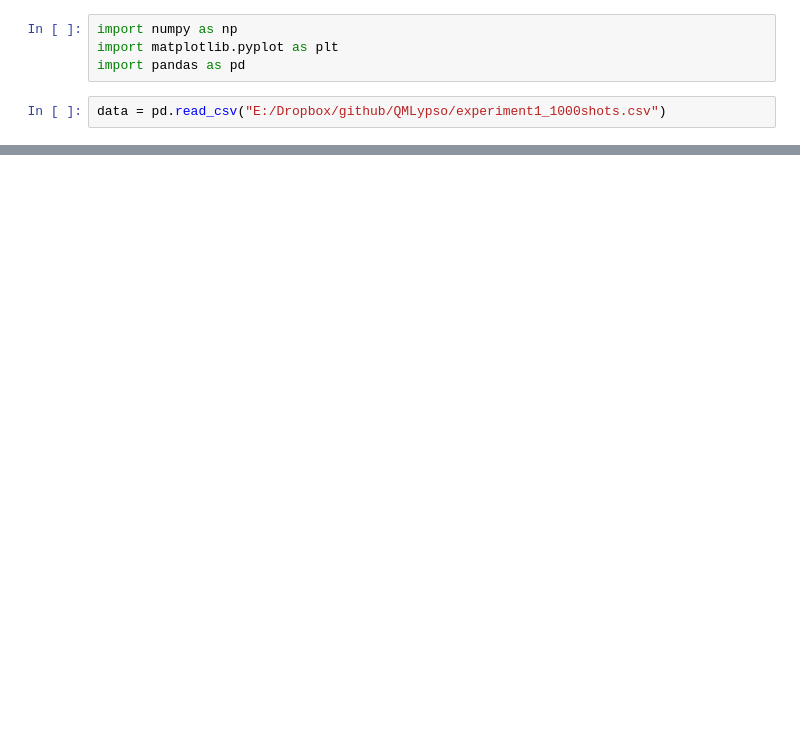
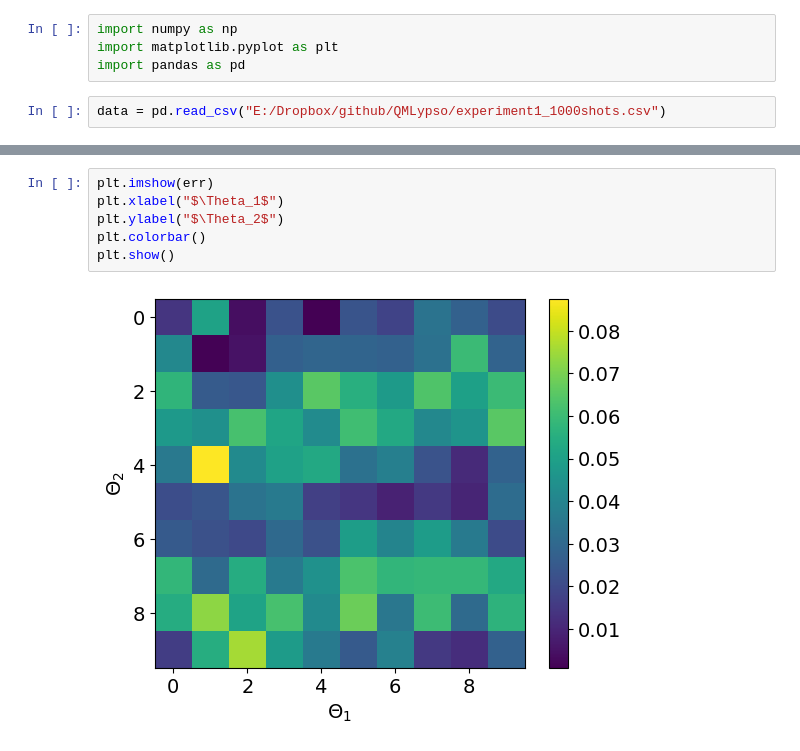
Before and after one commit to brencej/QMLypso, a Jupyter notebook: results.ipynb, the cells around one changed output, grey strips where cells are left out. Cells and saved outputs as stored; diff of their text form; blank space fills up the shorter version.

```diff
--- a/results.ipynb
+++ b/results.ipynb
@@ -30,0 +59,8 @@ Name: grad, Length: 80, dtype: object
+# %%
+plt.imshow(err)
+plt.xlabel("$\Theta_1$")
+plt.ylabel("$\Theta_2$")
+plt.colorbar()
+plt.show()
+# %% [output]
+[figure, added]
```
Also changed, not shown: parts of 7 cells of this notebook, 7 other files.
